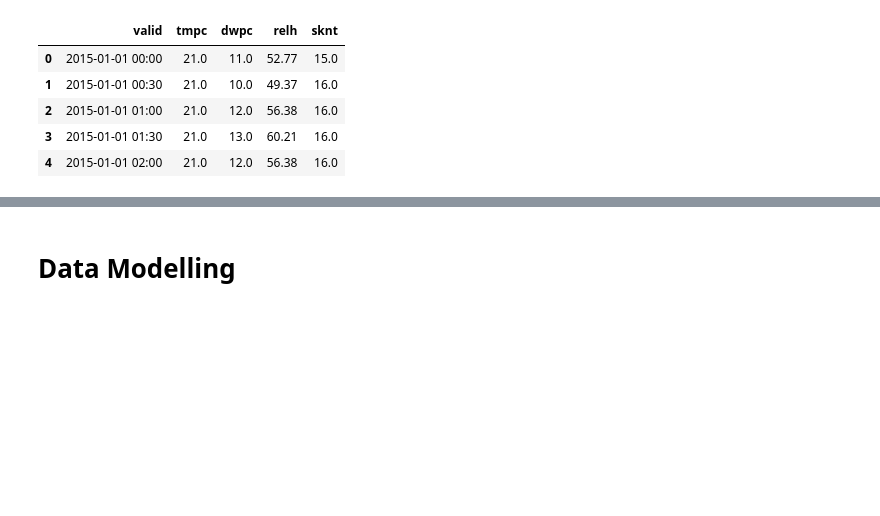
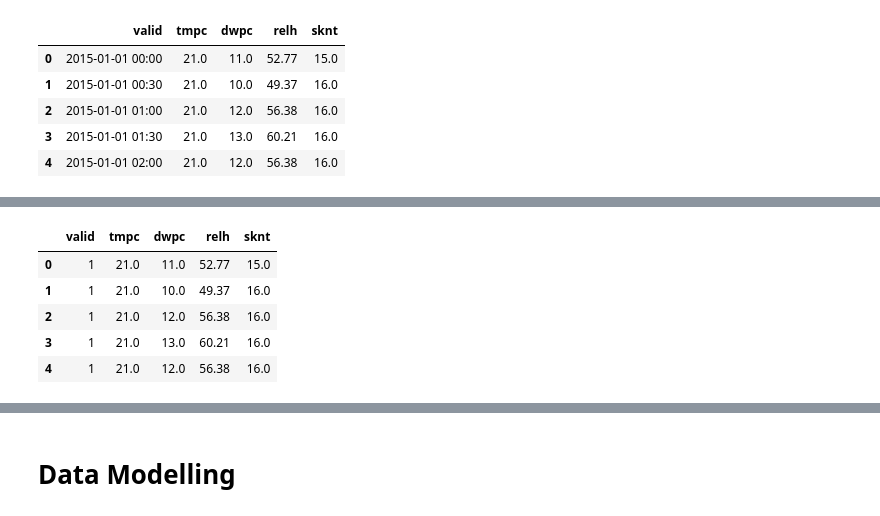
Before and after one commit to mremily9/2022-Phase-2, a Jupyter notebook: 3. Data Science/submission.ipynb, the cells around one changed output, grey strips where cells are left out. Saved outputs shown, nothing was run; the diff lists cells and outputs as text; code cells hidden in the pictures; blank space fills up the shorter version.

```diff
--- a/3. Data Science/submission.ipynb
+++ b/3. Data Science/submission.ipynb
@@ -110,3 +112,16 @@ dataset.head()
+# %%
+dataset.dropna()
+dataset["tmpc"].dropna()
+dataset["dwpc"].dropna()
+
+dataset.head()
+# %% [output]
+|  | valid | tmpc | dwpc | relh | sknt |
+| 0 | 1 | 21.0 | 11.0 | 52.77 | 15.0 |
+| 1 | 1 | 21.0 | 10.0 | 49.37 | 16.0 |
+| 2 | 1 | 21.0 | 12.0 | 56.38 | 16.0 |
+| 3 | 1 | 21.0 | 13.0 | 60.21 | 16.0 |
+| 4 | 1 | 21.0 | 12.0 | 56.38 | 16.0 |
 # %%
 dataset.info()
 # %% [output]
```
Also changed, not shown: parts of 16 cells of this notebook.
